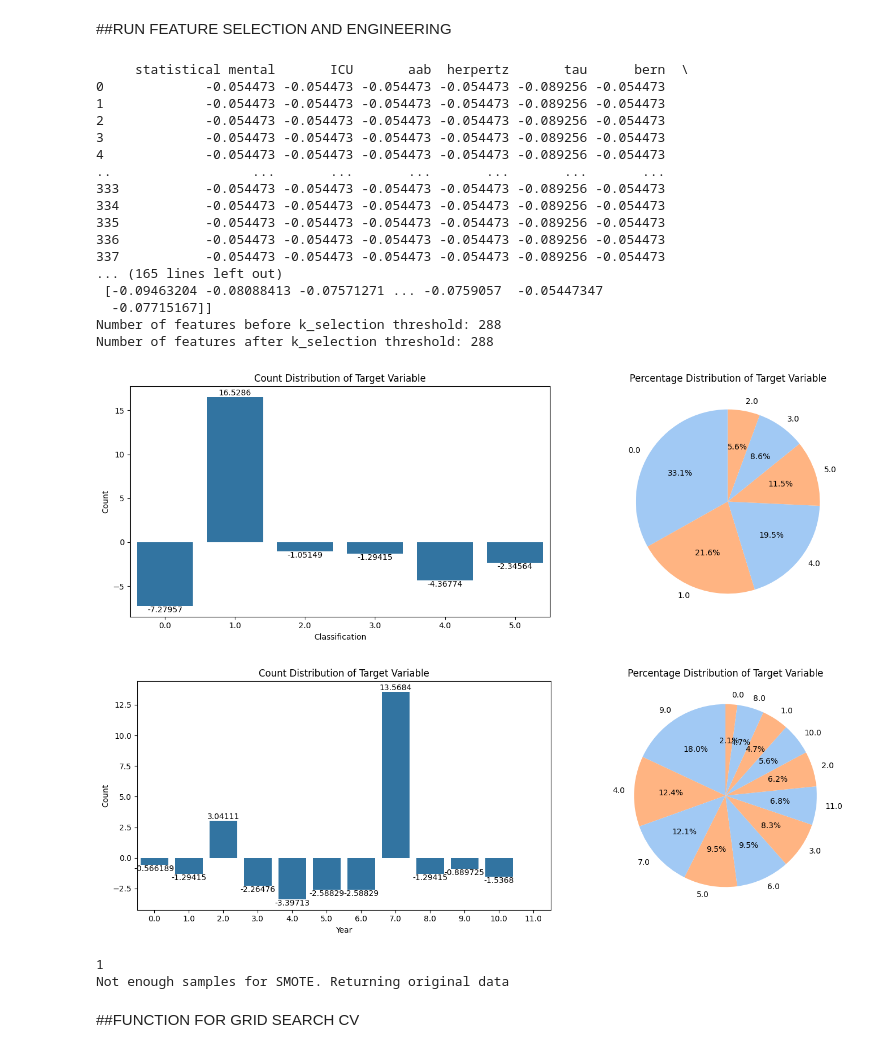
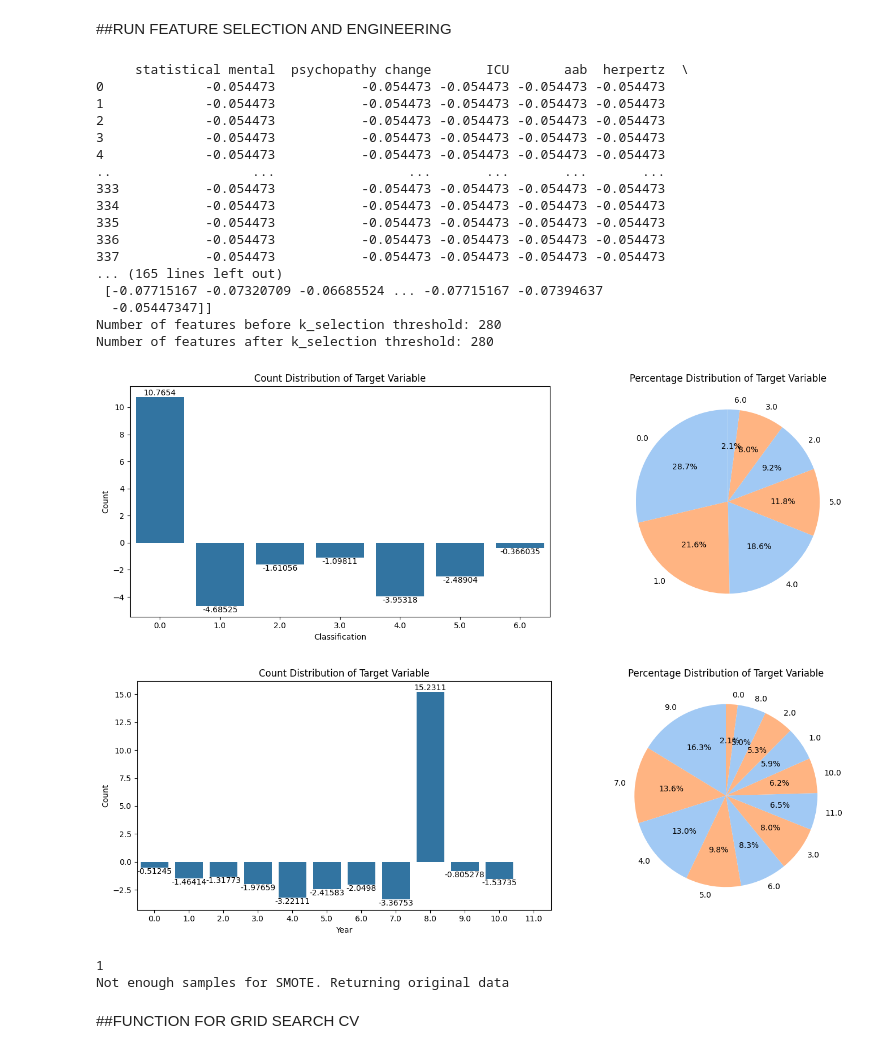
Before and after one commit to dhazari/PersonalityClassification, a Jupyter notebook: BPD_word_analysis.ipynb, the cells around one changed output. Saved outputs shown, nothing was run; the diff lists cells and outputs as text; code cells hidden in the pictures.

```diff
--- a/BPD_word_analysis.ipynb
+++ b/BPD_word_analysis.ipynb
@@ -1726,7 +1711,7 @@ def similarity_over_years(overall_data):
   return reduced_df
 
 #PLOT Similarity over years and accept df with reduced sequences
-#overall_data = similarity_over_years(overall_data)
+overall_data = similarity_over_years(overall_data)
 #PLOT again, do not change second time around!
 #similarity_over_years(overall_data)
 # %% [markdown]
@@ -2248,51 +2233,51 @@ def create_smote(X_train, y_train):
 # %%
 from imblearn.over_sampling import SMOTE
 
 #var_thresh = 40/X_train.shape[0]
 #Column that will execute the feature selection...
 #Y_TRAIN has 2 Columns. I want to COMBINE these!
 y_train['combined'] = y_train['Classification'].astype(str) + ' ' + y_train['Year'].astype(str)
 
 label_encoder_combined = LabelEncoder()
 y_train['combined'] = label_encoder_combined.fit_transform(y_train['combined'])
 
 
 target_column = 'combined'
 X_train, X_test, y_train_selected = select_important_features(
-    X_train, y_train[target_column], X_test,
-    corr_class_thresh=0.05, corr_thresh=1,
+    X_train, y_train[target_column], X_test, variance_thresh=1e-5,
+    corr_class_thresh=0.1, corr_thresh=1,
     num_columns=int(X_train.shape[1])
 )
 
 X_train,y_train = create_smote(X_train, y_train)
 
 if 'combined' in y_train.columns:
   y_train = y_train.drop('combined', axis=1)
 
 y_train_class = y_train["Classification"]
 y_train = y_train["Year"]
 y_test_class = y_test["Classification"]
 y_test = y_test["Year"]
 # %% [output]
-     statistical mental       ICU       aab  herpertz       tau      bern  \
-0             -0.054473 -0.054473 -0.054473 -0.054473 -0.089256 -0.054473
-1             -0.054473 -0.054473 -0.054473 -0.054473 -0.089256 -0.054473
-2             -0.054473 -0.054473 -0.054473 -0.054473 -0.089256 -0.054473
-3             -0.054473 -0.054473 -0.054473 -0.054473 -0.089256 -0.054473
-4             -0.054473 -0.054473 -0.054473 -0.054473 -0.089256 -0.054473
-..                  ...       ...       ...       ...       ...       ...
-333           -0.054473 -0.054473 -0.054473 -0.054473 -0.089256 -0.054473
-334           -0.054473 -0.054473 -0.054473 -0.054473 -0.089256 -0.054473
-335           -0.054473 -0.054473 -0.054473 -0.054473 -0.089256 -0.054473
-336           -0.054473 -0.054473 -0.054473 -0.054473 -0.089256 -0.054473
-337           -0.054473 -0.054473 -0.054473 -0.054473 -0.089256 -0.054473
+     statistical mental  psychopathy change       ICU       aab  herpertz  \
+0             -0.054473           -0.054473 -0.054473 -0.054473 -0.054473
+1             -0.054473           -0.054473 -0.054473 -0.054473 -0.054473
+2             -0.054473           -0.054473 -0.054473 -0.054473 -0.054473
+3             -0.054473           -0.054473 -0.054473 -0.054473 -0.054473
+4             -0.054473           -0.054473 -0.054473 -0.054473 -0.054473
+..                  ...                 ...       ...       ...       ...
+333           -0.054473           -0.054473 -0.054473 -0.054473 -0.054473
+334           -0.054473           -0.054473 -0.054473 -0.054473 -0.054473
+335           -0.054473           -0.054473 -0.054473 -0.054473 -0.054473
+336           -0.054473           -0.054473 -0.054473 -0.054473 -0.054473
+337           -0.054473           -0.054473 -0.054473 -0.054473 -0.054473
 ... (165 lines left out)
- [-0.09463204 -0.08088413 -0.07571271 ... -0.0759057  -0.05447347
-  -0.07715167]]
-Number of features before k_selection threshold: 288
-Number of features after k_selection threshold: 288
+ [-0.07715167 -0.07320709 -0.06685524 ... -0.07715167 -0.07394637
+  -0.05447347]]
+Number of features before k_selection threshold: 280
+Number of features after k_selection threshold: 280
-[figure, old version]
+[figure, new version]
-[figure, old version]
+[figure, new version]
 1
 Not enough samples for SMOTE. Returning original data
 # %% [markdown]
```
Also changed, not shown: parts of 28 cells of this notebook.
